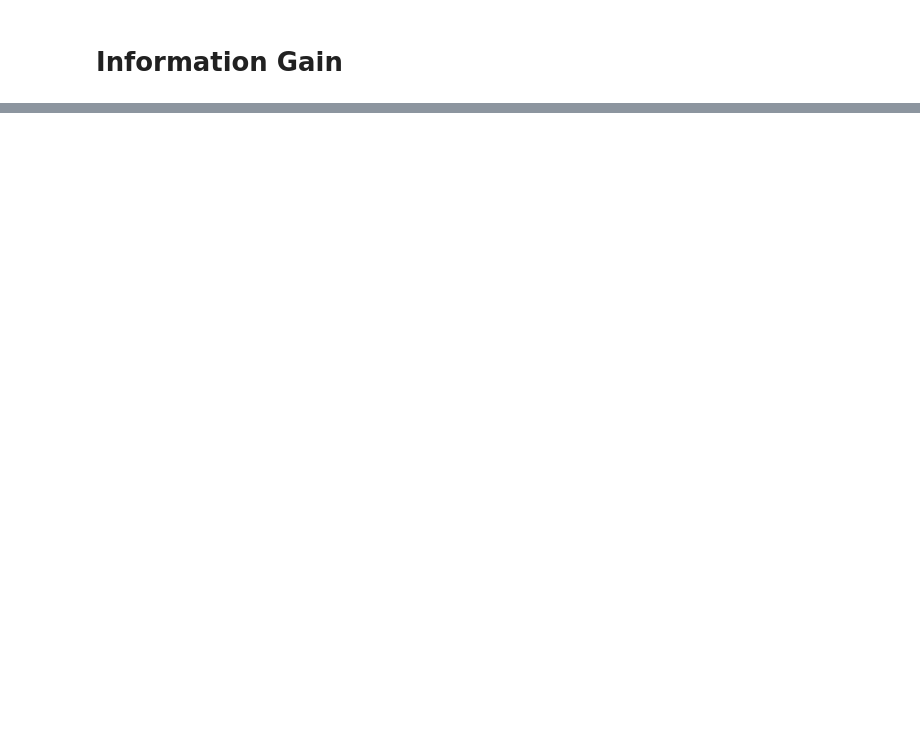
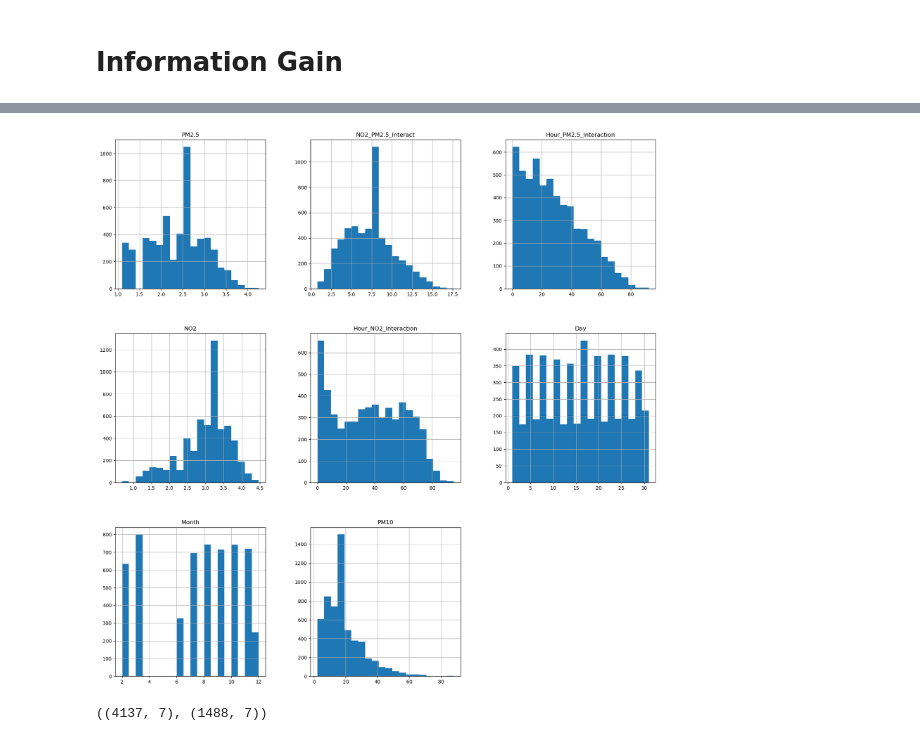
Before and after one commit to trdin/air_quality_RNN, a Jupyter notebook: projekt.ipynb, the cells around one changed output, grey strips where cells are left out. Saved outputs shown, nothing was run; the diff lists cells and outputs as text; code cells hidden in the pictures; blank space fills up the shorter version.

```diff
--- a/projekt.ipynb
+++ b/projekt.ipynb
@@ -273 +274,6 @@ print(selected_features)
 Name: Feature, dtype: object
+# %%
+learn_features = all_data[['Date'] + list(selected_features) + ['PM10']]
+plot_histograms(learn_features)
+# %% [output]
+[figure, added]
@@ -273,0 +284,4 @@ Name: Feature, dtype: object
+# %%
+train_data.shape, test_data.shape
+# %% [output]
+((4137, 7), (1488, 7))
```
Also changed, not shown: parts of 25 cells of this notebook, 4 other files.
